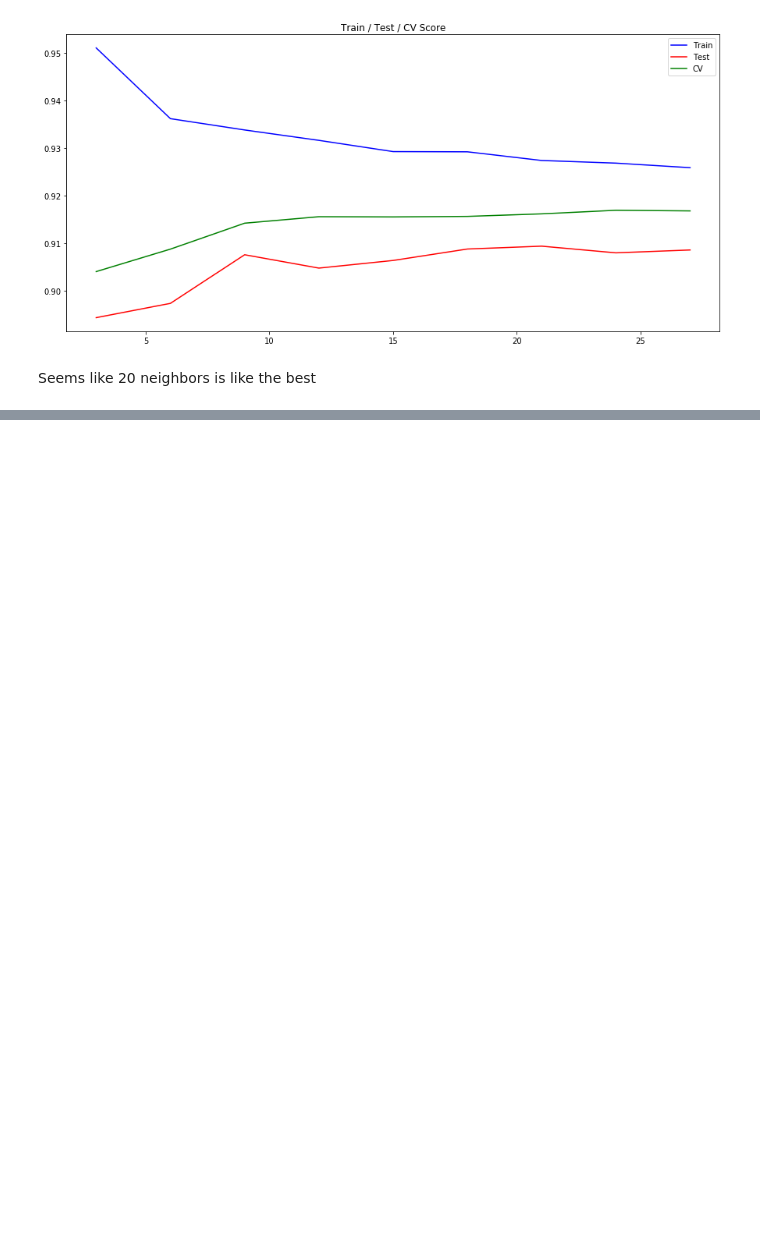
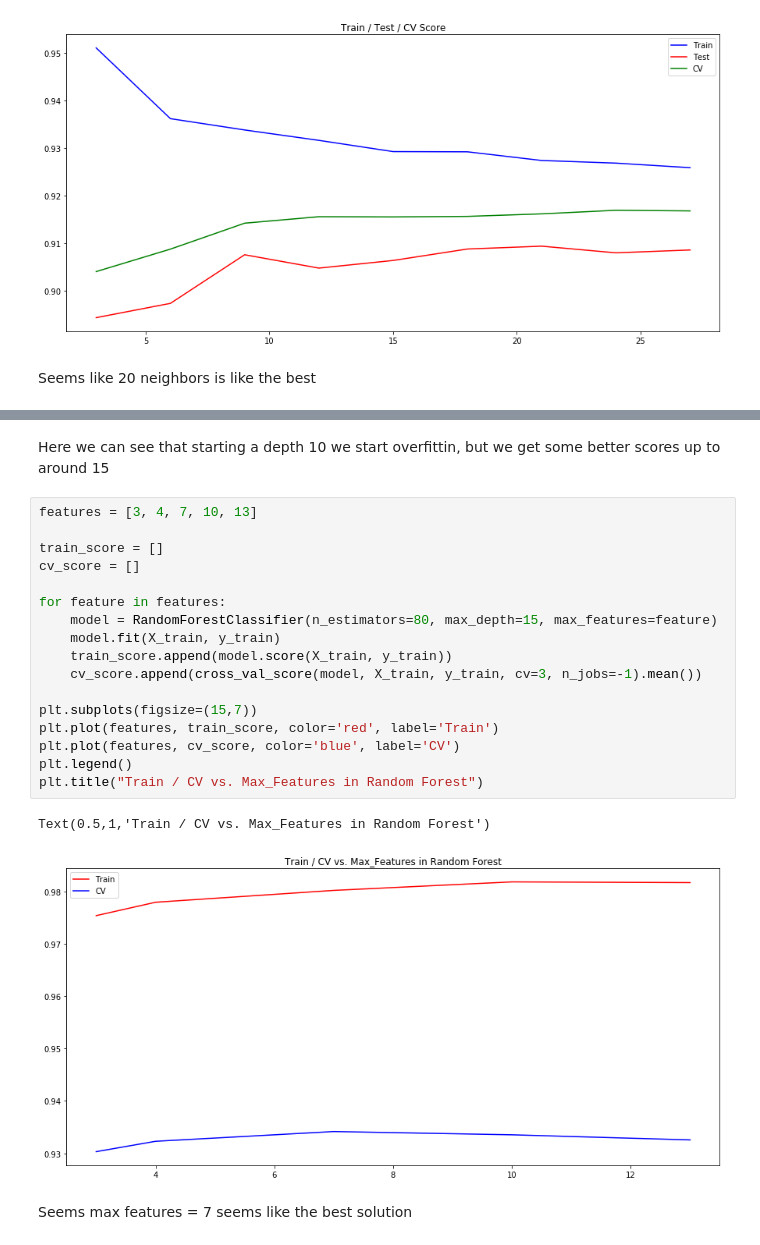
Before and after one commit to daguito81/Machine-Learning-Examples, a Jupyter notebook: Classification Example.ipynb, the cells around one changed output, grey strips where cells are left out. Saved outputs shown, nothing was run; the diff lists cells and outputs as text; blank space fills up the shorter version.

```diff
--- a/Classification Example.ipynb
+++ b/Classification Example.ipynb
@@ -194,0 +335,24 @@ Seems like 20 neighbors is like the best
+# %% [markdown]
+Here we can see that starting a depth 10 we start overfittin, but we get some better scores up to around 15
+# %%
+features = [3, 4, 7, 10, 13]
+
+train_score = []
+cv_score = []
+
+for feature in features:
+    model = RandomForestClassifier(n_estimators=80, max_depth=15, max_features=feature)
+    model.fit(X_train, y_train)
+    train_score.append(model.score(X_train, y_train))
+    cv_score.append(cross_val_score(model, X_train, y_train, cv=3, n_jobs=-1).mean())
+
+plt.subplots(figsize=(15,7))
+plt.plot(features, train_score, color='red', label='Train')
+plt.plot(features, cv_score, color='blue', label='CV')
+plt.legend()
+plt.title("Train / CV vs. Max_Features in Random Forest")
+# %% [output]
+Text(0.5,1,'Train / CV vs. Max_Features in Random Forest')
+[figure, added]
+# %% [markdown]
+Seems max features  = 7 seems like the best solution
```
Also changed, not shown: parts of 33 cells of this notebook.
